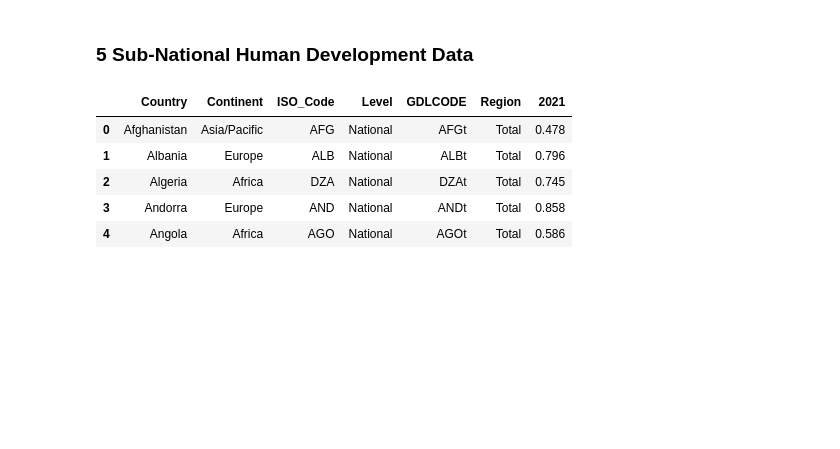
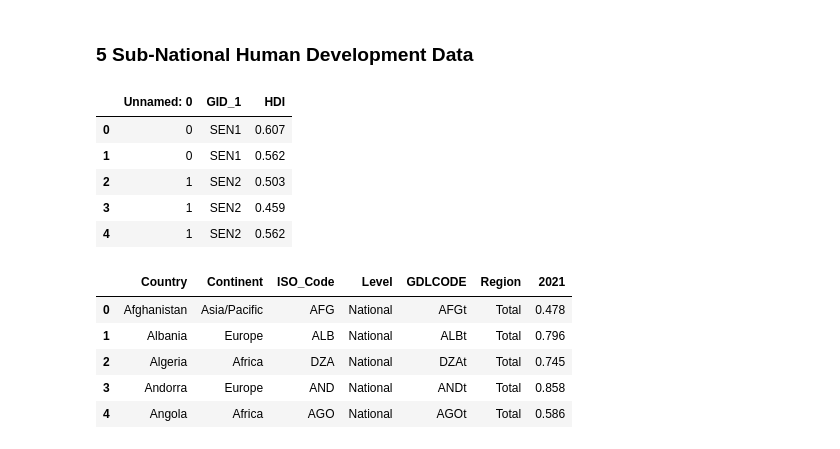
Before and after one commit to Societal-Computing/health_inequalities, a Jupyter notebook: notebooks/Data_creation.ipynb, the cells around one changed output. Cells and saved outputs as stored; diff of their text form; code cells hidden in the pictures; blank space fills up the shorter version.

```diff
--- a/notebooks/Data_creation.ipynb
+++ b/notebooks/Data_creation.ipynb
@@ -93,6 +93,15 @@ health_ind.head()
 ### 5 Sub-National Human Development Data
 # %%
 gdl_sub_nat_data = pd.read_csv("external_dataset/sub_national_data.csv")
+gdl_health_idx_nat = pd.read_csv("../external_dataset/GDL_data/GDL-Subnational-HDI-data_national.csv")
+gdl_sub_nat_data.head()
+# %% [output]
+|  | Unnamed: 0 | GID_1 | HDI |
+| 0 | 0 | SEN1 | 0.607 |
+| 1 | 0 | SEN1 | 0.562 |
+| 2 | 1 | SEN2 | 0.503 |
+| 3 | 1 | SEN2 | 0.459 |
+| 4 | 1 | SEN2 | 0.562 |
 # %%
 gdl_health_idx_nat = gdl_health_idx_nat[~gdl_health_idx_nat['2021'].isna()]
 # %%
```
Also changed, not shown: parts of 5 cells of this notebook.
